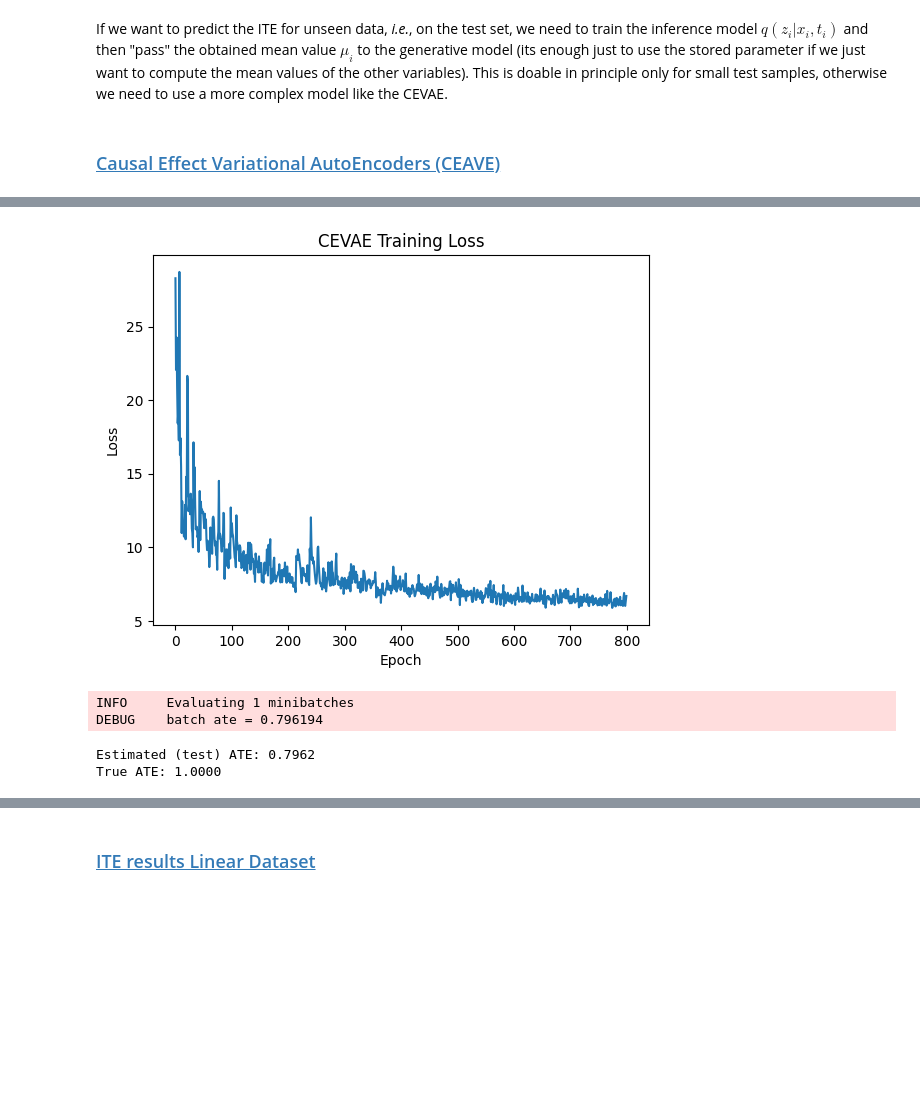
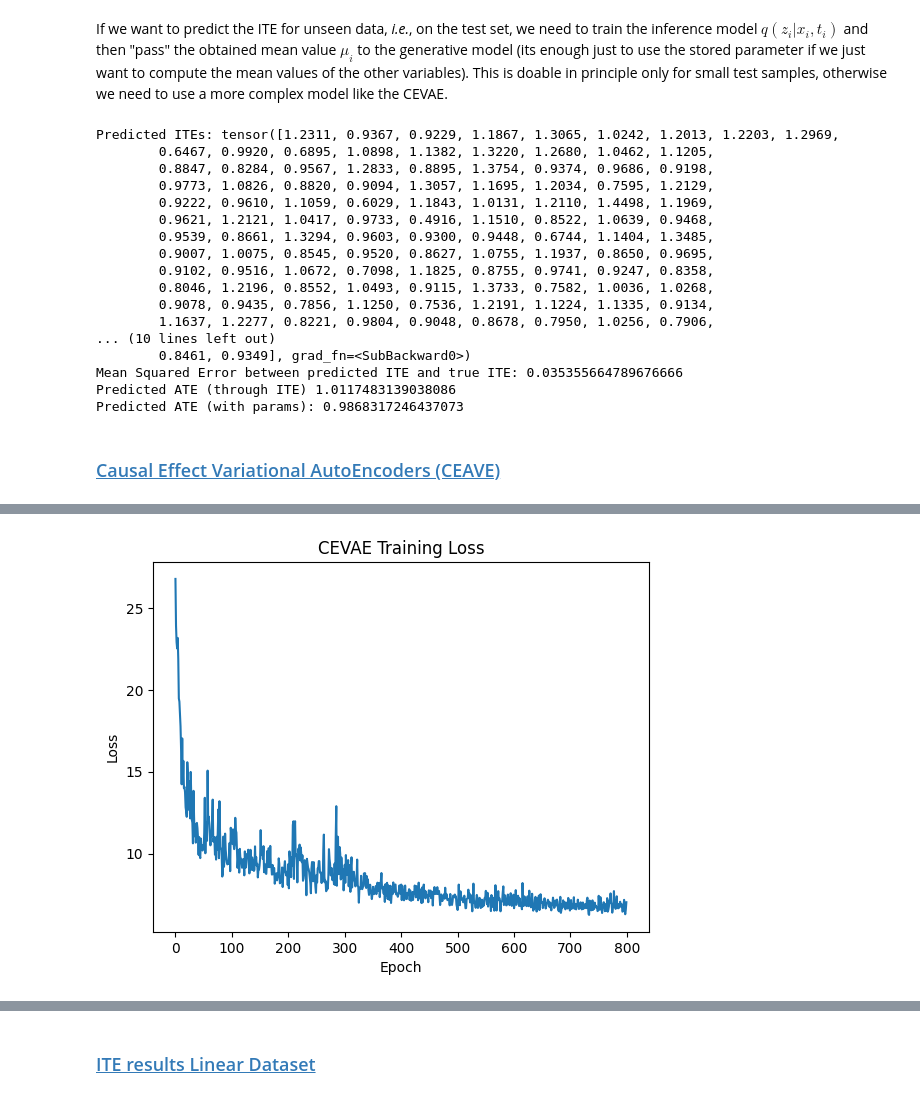
Before and after one commit to christianfaccio/causal_machine_learning, a Jupyter notebook: src/causal_effect_inference.ipynb, the cells around one changed output, grey strips where cells are left out. Cells and saved outputs as stored; diff of their text form; code cells hidden in the pictures; blank space fills up the shorter version.

```diff
--- a/src/causal_effect_inference.ipynb
+++ b/src/causal_effect_inference.ipynb
@@ -256,0 +258,8 @@ Average Treatment Effect (ATE): 0.8985663056373596
+# %%
+linear_model_ld = LinearModel()
+
+linear_model_ld.fit(x_train_linear, t_train_linear, y_train_linear)
+ite_linear_model_ld = linear_model_ld.ite(x_test_linear)
+ate_linear_model_ld = ite_linear_model_ld.mean().item()
+
+print("Average Treatment Effect (ATE):", ate_linear_model_ld)
@@ -450,15 +445,32 @@ z_9 ~ Normal(mean=-0.35, std=0.22)
 # %% [markdown]
 If we want to predict the ITE for unseen data, *i.e.*, on the test set, we need to train the inference model $q(z_i|x_i,t_i)$ and then "pass" the obtained mean value $\mu_i$ to the generative model (its enough just to use the stored parameter if we just want to compute the mean values of the other variables). This is doable in principle only for small test samples, otherwise we need to use a more complex model like the CEVAE.
 # %%
-ite_pred = pgm.ite(x_test)
-true_ite = ite_test
-mse = torch.mean((ite_pred.flatten() - true_ite.flatten()) ** 2).item()
+ite_pred_linear = pgm_linear.ite(x_test_linear)
+mse = torch.mean((ite_pred_linear.flatten() - ite_test_linear.flatten()) ** 2).item()
 
-print("Predicted ITEs:", ite_pred)
+print("Predicted ITEs:", ite_pred_linear)
 print("Mean Squared Error between predicted ITE and true ITE:", mse)
-ate_pred = pgm.estimate_ate()
-print("Predicted ATE (through ITE)", ite_pred.mean(0).item())
-print("Predicted ATE (with params):", ate_pred)
+ate_pred_linear = pgm_linear.estimate_ate()
+print("Predicted ATE (through ITE)", ite_pred_linear.mean(0).item())
+print("Predicted ATE (with params):", ate_pred_linear)
+# %% [output]
+Predicted ITEs: tensor([1.2311, 0.9367, 0.9229, 1.1867, 1.3065, 1.0242, 1.2013, 1.2203, 1.2969,
+        0.6467, 0.9920, 0.6895, 1.0898, 1.1382, 1.3220, 1.2680, 1.0462, 1.1205,
+        0.8847, 0.8284, 0.9567, 1.2833, 0.8895, 1.3754, 0.9374, 0.9686, 0.9198,
+        0.9773, 1.0826, 0.8820, 0.9094, 1.3057, 1.1695, 1.2034, 0.7595, 1.2129,
+        0.9222, 0.9610, 1.1059, 0.6029, 1.1843, 1.0131, 1.2110, 1.4498, 1.1969,
+        0.9621, 1.2121, 1.0417, 0.9733, 0.4916, 1.1510, 0.8522, 1.0639, 0.9468,
+        0.9539, 0.8661, 1.3294, 0.9603, 0.9300, 0.9448, 0.6744, 1.1404, 1.3485,
+        0.9007, 1.0075, 0.8545, 0.9520, 0.8627, 1.0755, 1.1937, 0.8650, 0.9695,
+        0.9102, 0.9516, 1.0672, 0.7098, 1.1825, 0.8755, 0.9741, 0.9247, 0.8358,
+        0.8046, 1.2196, 0.8552, 1.0493, 0.9115, 1.3733, 0.7582, 1.0036, 1.0268,
+        0.9078, 0.9435, 0.7856, 1.1250, 0.7536, 1.2191, 1.1224, 1.1335, 0.9134,
+        1.1637, 1.2277, 0.8221, 0.9804, 0.9048, 0.8678, 0.7950, 1.0256, 0.7906,
+... (10 lines left out)
+        0.8461, 0.9349], grad_fn=<SubBackward0>)
+Mean Squared Error between predicted ITE and true ITE: 0.035355664789676666
+Predicted ATE (through ITE) 1.0117483139038086
+Predicted ATE (with params): 0.9868317246437073
 # %% [markdown]
 ### <a id='toc2_3_2_'></a>[Causal Effect Variational AutoEncoders (CEAVE)](#toc0_)
 # %% [markdown]
@@ -534,27 +546,10 @@ For a new patient instead:
    - Outcome if not treated: $p(y|t=0, z)$
 
 4. The difference gives us the individual treatment effect
-# %%
-x, t, y   = (
-    data_original["x"],
-    data_original["t"],
-    data_original["y"]
-    )
-
-z = data_original["z"]
-
-length_x  = x.shape[1]
-
-# ----------------------------- train-test split ----------------------------- #
-
-x_train, x_test, t_train, t_test, y_train, y_test = train_test_split(
-    x, t, y, test_size=0.2, random_state=0
-)
 # %%
-# before every training run
 pyro.clear_param_store()
 
-cevae = CEVAE(
+cevae_linear = CEVAE(
     feature_dim=length_x,
     latent_dim=1,
     outcome_dist="normal",
@@ -562,27 +557,17 @@ cevae = CEVAE(
     hidden_dim=200
     )
 
-losses = cevae.fit(
-    x_train, t_train, y_train,
+losses_cevae_linear = cevae_linear.fit(
+    x_train_linear, t_train_linear, y_train_linear,
     num_epochs=100,
     batch_size=100,
     learning_rate=5e-3,
-    # learning_rate_decay=0.1,
-    # weight_decay=1e-6
     )
 
-plt.plot(losses)
+plt.plot(losses_cevae_linear)
 plt.xlabel('Epoch')
 plt.ylabel('Loss')
 plt.title('CEVAE Training Loss')
 plt.show()
-
-# Estimate ITEs and ATE
-ite = cevae.ite(x_test)
-ate = ite.mean().item()
-
-# Compare
-print(f"Estimated (test) ATE: {ate:.4f}")
-print(f"True ATE: {data['ite'].mean().item():.4f}")
 # %% [output]
 INFO     Training with 8 minibatches per epoch
@@ -597,5 +582 @@ DEBUG    step   700 loss = 6.66717
-[figure, old version]
+[figure, new version]
-INFO     Evaluating 1 minibatches
-DEBUG    batch ate = 0.796194
-Estimated (test) ATE: 0.7962
-True ATE: 1.0000
```
Also changed, not shown: parts of 57 cells of this notebook, 14 other files.
